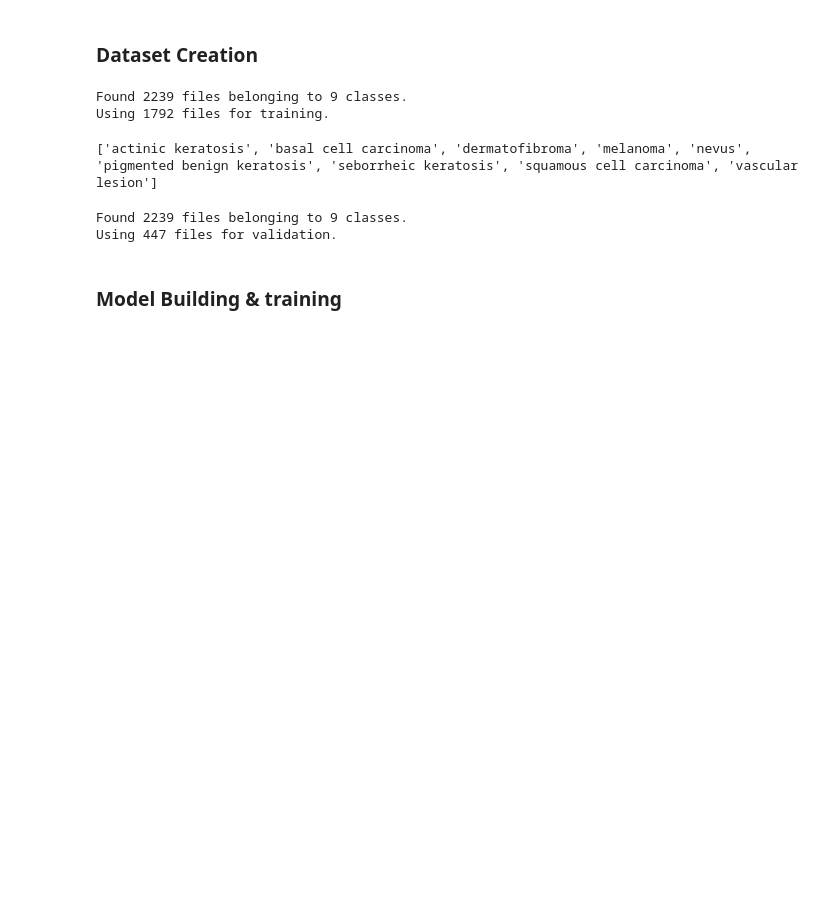
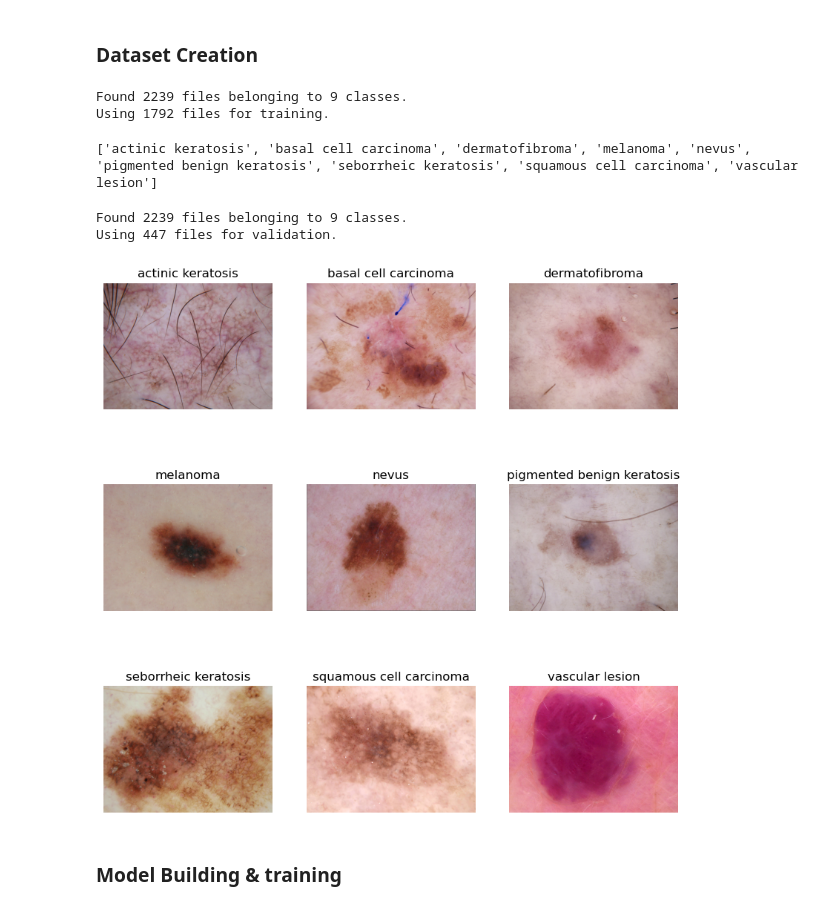
Before and after one commit to gurpreetkalra/Melanoma-Detection, a Jupyter notebook: MelanomaAssignmentUpgrad.ipynb, the cells around one changed output. Cells and saved outputs as stored; diff of their text form; code cells hidden in the pictures; blank space fills up the shorter version.

```diff
--- a/MelanomaAssignmentUpgrad.ipynb
+++ b/MelanomaAssignmentUpgrad.ipynb
@@ -20,8 +24,8 @@ from tensorflow.keras.preprocessing.image import load_img
 ### Data Reading / Data Understanding
 # %%
 # Defining Path for images
-train_images_path = '../Org Skin cancer ISIC The International Skin Imaging Collaboration/Train/'
-test_images_path = '../Org Skin cancer ISIC The International Skin Imaging Collaboration/Test/'
+train_images_path = 'Org Skin cancer ISIC The International Skin Imaging Collaboration/Train/'
+test_images_path = 'Org Skin cancer ISIC The International Skin Imaging Collaboration/Test/'
 # %%
 # Getting count of Images
 train_images = pathlib.Path(train_images_path)
@@ -74,6 +78,17 @@ val_ds = tf.keras.preprocessing.image_dataset_from_directory(train_images,
 # %% [output]
 Found 2239 files belonging to 9 classes.
 Using 447 files for validation.
+# %%
+plt.figure(figsize=(10,10))
+for i in range(9):
+    plt.subplot(3,3,i+1)
+    image = plt.imread(
+      str(list(train_images.glob(f'{class_names[i]}/*.jpg'))[1]))
+    plt.title(class_names[i])
+    plt.imshow(image)
+    plt.axis('off')
+# %% [output]
+[figure, added]
 # %% [markdown]
 ### Model Building & training
 # %%
```
Also changed, not shown: parts of 29 cells of this notebook, 1 other file.
